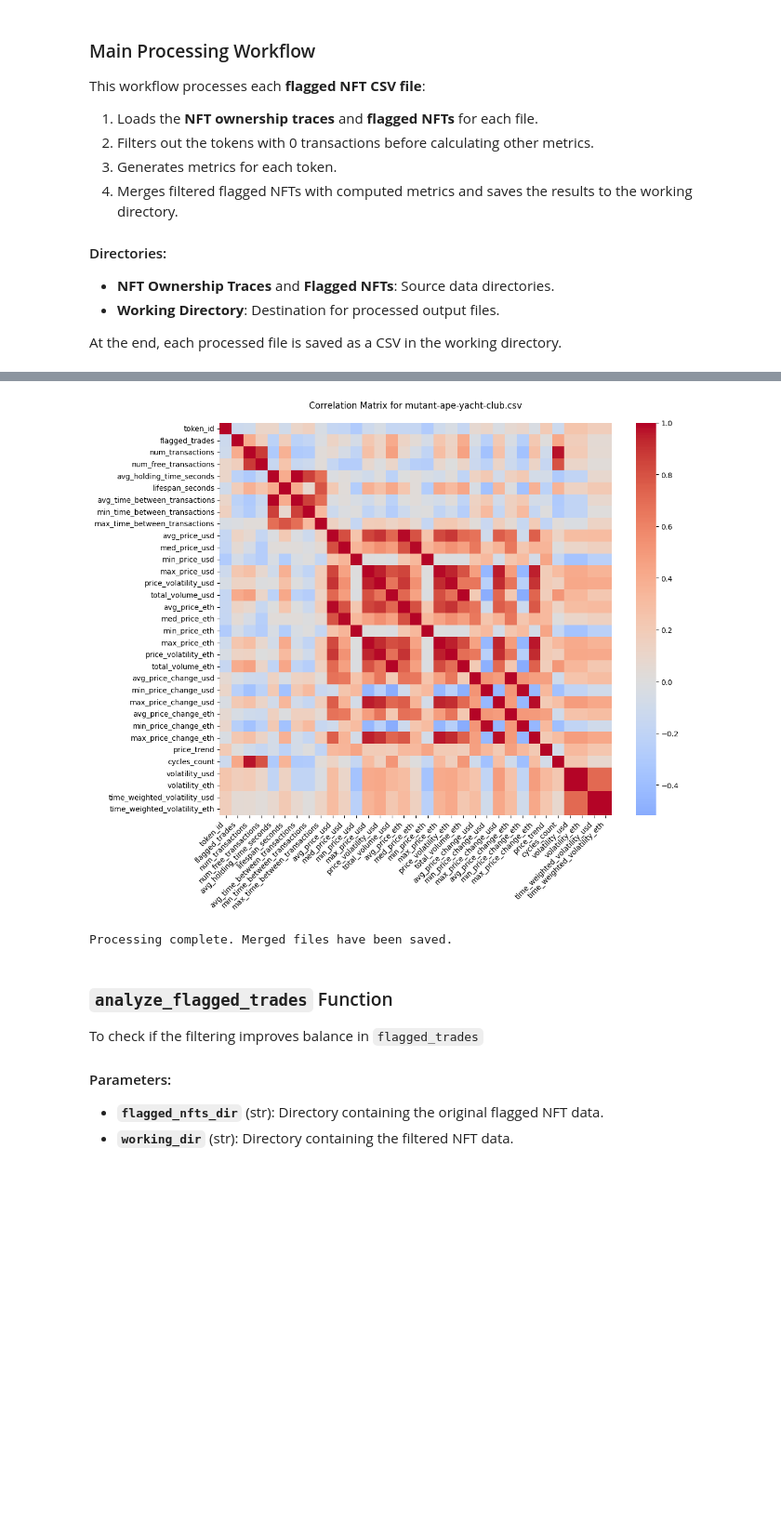
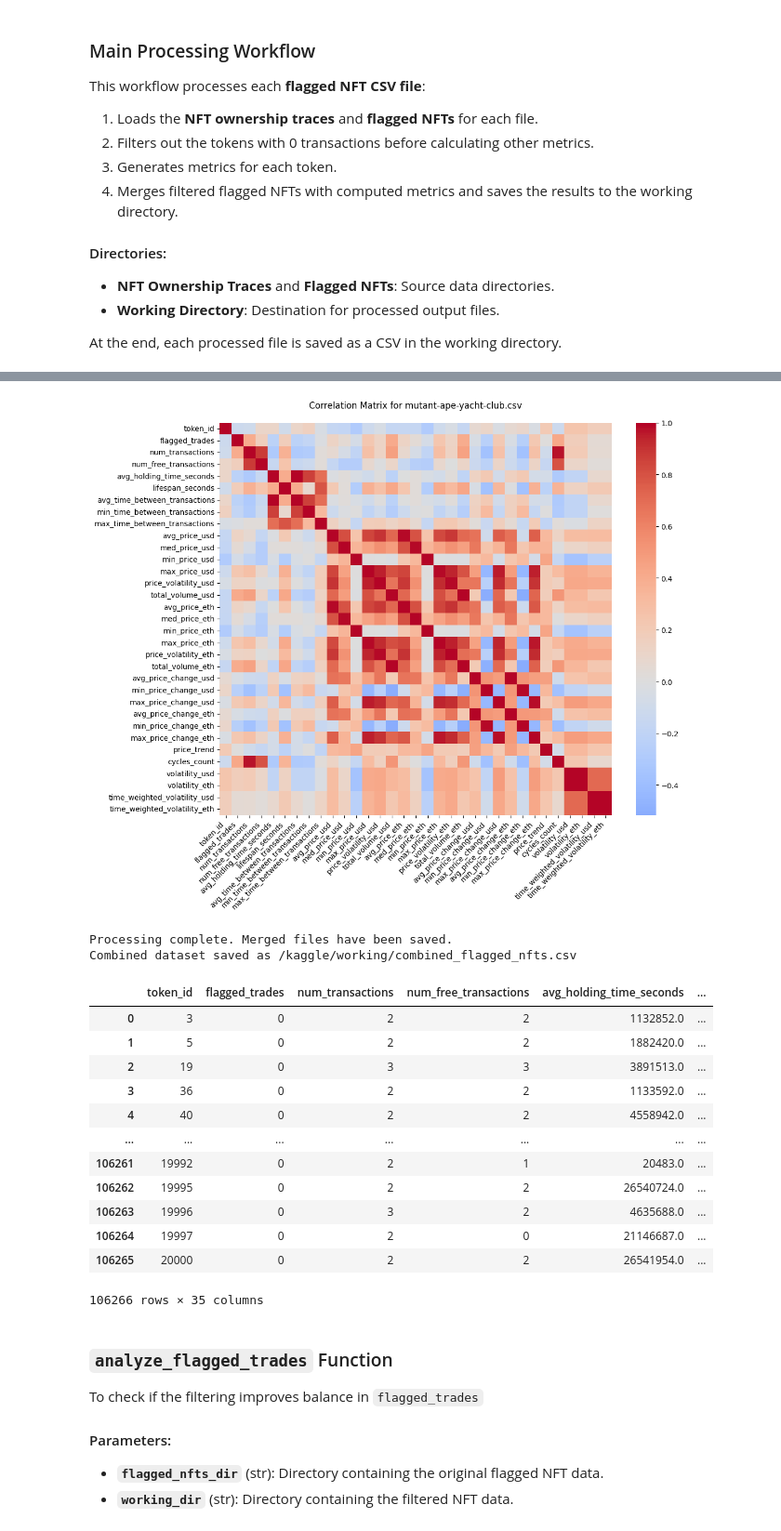
Before and after one commit to ajilataN/Fraud-Detection-in-NFT-Markets, a Jupyter notebook: fraud-detection.ipynb, the cells around one changed output, grey strips where cells are left out. Shown at 93% size. Drawn from its saved outputs; the diff is of its cells as text; code cells hidden in the pictures; blank space fills up the shorter version.

```diff
--- a/fraud-detection.ipynb
+++ b/fraud-detection.ipynb
@@ -276,3 +285,42 @@ def calculate_correlation_matrix(df, file_name):
+# %%
+import os
+import pandas as pd
+
+# Existing paths
+working_dir = '/kaggle/working/'
+
+def combine_datasets(working_dir):
+
+    # Initialize an empty list to hold each DataFrame
+    dataframes = []
+
+    # List all CSV files in the working directory
+    processed_files = [file for file in os.listdir(working_dir) if file.endswith('.csv')]
+
+    # Loop through each processed file
+    for file_name in processed_files:
+        file_path = os.path.join(working_dir, file_name)
+        df = pd.read_csv(file_path)
+
+        # Add the 'collection' column, using the file name
+        collection_name = os.path.splitext(file_name)[0]
+        df['collection'] = collection_name
+
+        # Append to list of dataframes
+        dataframes.append(df)
+
+    # Concatenate all dataframes into a single dataframe
+    combined_df = pd.concat(dataframes, ignore_index=True)
+
+    combined_df['flagged'] = combined_df['flagged_trades'].apply(lambda x: 1 if x > 0 else 0)
+
+    # Save the combined dataset as a CSV
+    combined_file_path = os.path.join(working_dir, 'combined_flagged_nfts.csv')
+    combined_df.to_csv(combined_file_path, index=False)
+
+    print(f"Combined dataset saved as {combined_file_path}")
+
+    return combined_df
 # %% [markdown]
 ### Main Processing Workflow
 
@@ -307,33 +355,48 @@ for file_name in csv_files_flagged:
     nft_ownership_traces_df, flagged_nfts_df = load_data(file_name)
 
     # Compute token transaction counts
     token_count = nft_ownership_traces_df['token_id'].value_counts()
 
     # Filter flagged NFTs based on transaction count
     filtered_flagged_nfts_df = filter_flagged_nfts(flagged_nfts_df, token_count)
 
     # Calculate metrics
     metrics_df = compute_token_metrics(nft_ownership_traces_df)
     # Merge metrics and flagged NFTs DataFrame
     merged_df = filtered_flagged_nfts_df.merge(metrics_df, on='token_id', how='left')
 
     merged_df.to_csv(os.path.join(working_dir, f'{file_name}'), index=False)
     calculate_correlation_matrix(merged_df, file_name)
 
 print("Processing complete. Merged files have been saved.")
+combine_datasets(working_dir)
 # %% [output]
 [figure]
 [figure]
 [figure]
 [figure]
 [figure]
 [figure]
 [figure]
 [figure]
 [figure]
 [figure]
 [figure]
 Processing complete. Merged files have been saved.
+Combined dataset saved as /kaggle/working/combined_flagged_nfts.csv
+|  | token_id | flagged_trades | num_transactions | num_free_transactions | avg_holding_time_seconds | ... |
+| 0 | 3 | 0 | 2 | 2 | 1132852.0 | ... |
+| 1 | 5 | 0 | 2 | 2 | 1882420.0 | ... |
+| 2 | 19 | 0 | 3 | 3 | 3891513.0 | ... |
+| 3 | 36 | 0 | 2 | 2 | 1133592.0 | ... |
+| 4 | 40 | 0 | 2 | 2 | 4558942.0 | ... |
+| ... | ... | ... | ... | ... | ... | ... |
+| 106261 | 19992 | 0 | 2 | 1 | 20483.0 | ... |
+| 106262 | 19995 | 0 | 2 | 2 | 26540724.0 | ... |
+| 106263 | 19996 | 0 | 3 | 2 | 4635688.0 | ... |
+| 106264 | 19997 | 0 | 2 | 0 | 21146687.0 | ... |
+| 106265 | 20000 | 0 | 2 | 2 | 26541954.0 | ... |
+106266 rows × 35 columns
 # %% [markdown]
 ### `analyze_flagged_trades` Function
 To check if the filtering improves balance in `flagged_trades`
```
Also changed, not shown: parts of 4 cells of this notebook.
